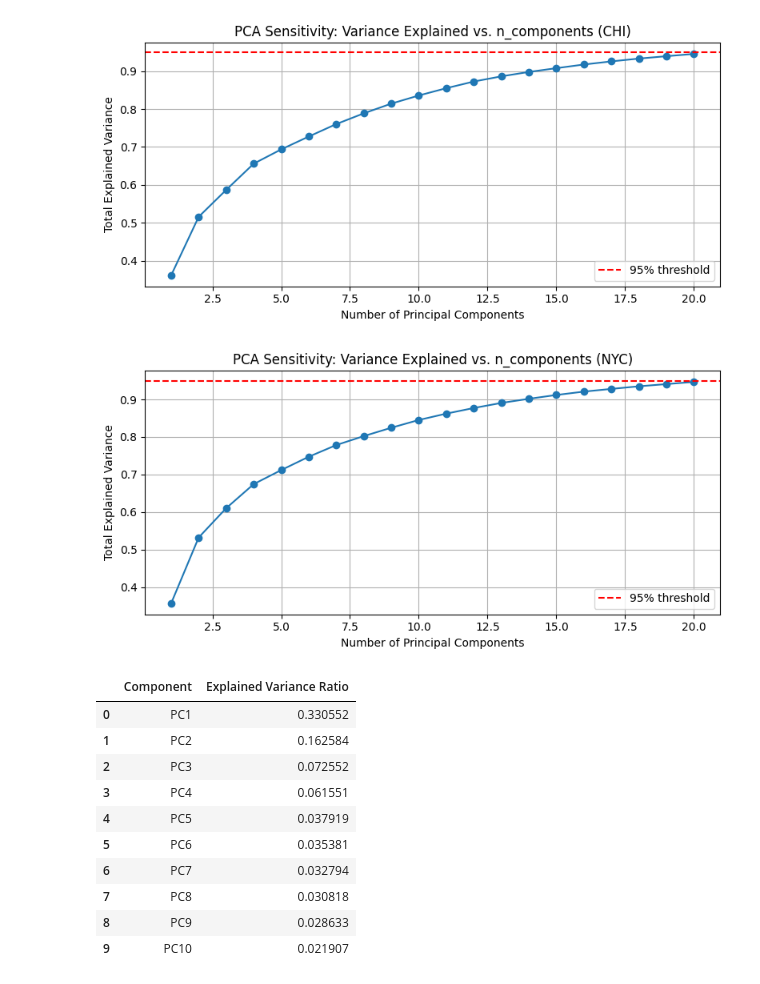
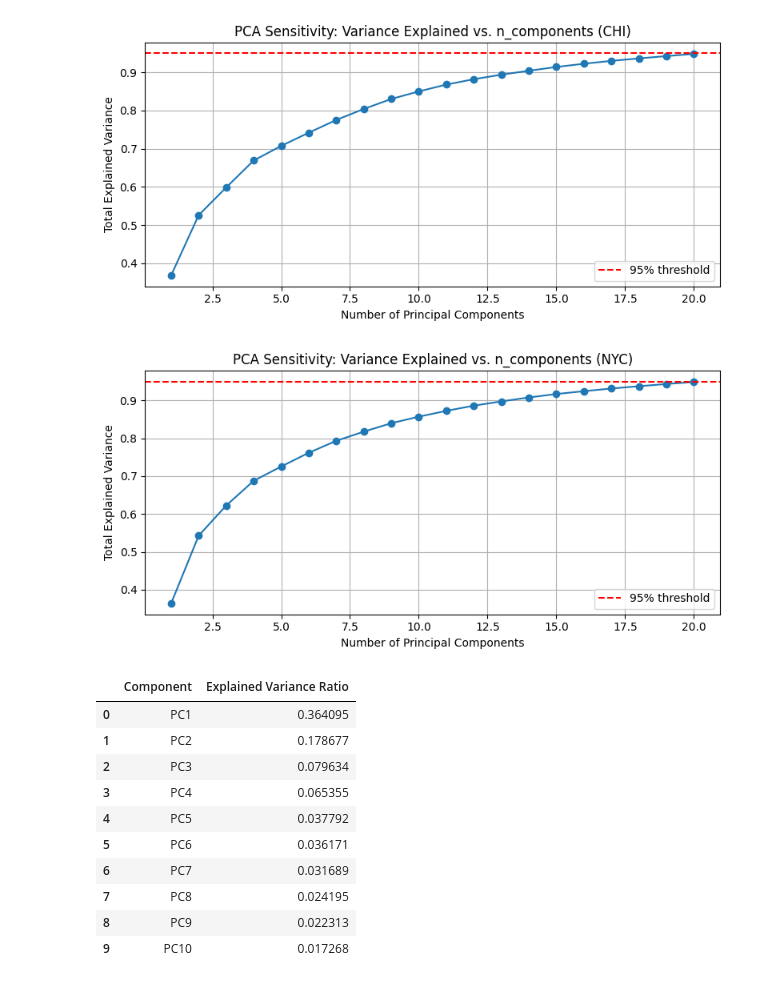
Before and after one commit to giarmama/Milestone_II_mgiarmarco_mcott_mgriffin, a Jupyter notebook: src/TruncatedSVD_PCA.ipynb, the cells around one changed output. Saved outputs shown, nothing was run; the diff lists cells and outputs as text; code cells hidden in the pictures.

```diff
--- a/src/TruncatedSVD_PCA.ipynb
+++ b/src/TruncatedSVD_PCA.ipynb
@@ -31,7 +31,7 @@ for state in states:
     mode_dummies = pd.get_dummies(df_state['mode'], prefix='mode', drop_first=True)
 
     # Select columns to scale
-    possible_binary_cols = ['is_weekend', 'is_holiday', 'is_holiday_adj', 'snow_any', 'snow_heavy']
+    possible_binary_cols = ['is_weekend', 'is_holiday', 'is_holiday_adjacent', 'snow_any', 'snow_heavy']
     binary_cols = [col for col in possible_binary_cols if col in df_state.columns]
     to_scale = [col for col in feature_cols if col not in binary_cols + ['mode']]
 
@@ -65,49 +65,49 @@ for state in states:
 
     # Full PCA
     pca = PCA(n_components=n_components, random_state=27)
     X_pca = pca.fit_transform(X_final)
 
 
 
     explained_var = pd.DataFrame({
         'Component': [f'PC{i+1}' for i in range(pca.n_components_)],
         'Explained Variance Ratio': pca.explained_variance_ratio_
     })
 
     loadings = pd.DataFrame(
         pca.components_.T,
         index=X_final.columns,
         columns=[f'PC{i+1}' for i in range(pca.n_components_)]
     )
 
     results[state] = {
         'X_pca': X_pca,
         'explained_var': explained_var,
         'loadings': loadings,
         'features': X_final,
         'sensitivity': explained_var_curve
     }
 
     # Export feature matrix
     X_final_comp = pd.concat([df_state[['date', 'mode', 'daily_ridership']], mode_dummies.reset_index(drop=True), scaled_df], axis=1)
     X_final_comp.to_csv(f"data/{state}_trunc.csv", index=False)
 # %% [output]
-[figure, old version]
+[figure, new version]
-[figure, old version]
+[figure, new version]
 # %%
 results['NYC']['explained_var'].head(10)
 # %% [output]
 |  | Component | Explained Variance Ratio |
-| 0 | PC1 | 0.330552 |
-| 1 | PC2 | 0.162584 |
-| 2 | PC3 | 0.072552 |
-| 3 | PC4 | 0.061551 |
-| 4 | PC5 | 0.037919 |
-| 5 | PC6 | 0.035381 |
-| 6 | PC7 | 0.032794 |
-| 7 | PC8 | 0.030818 |
-| 8 | PC9 | 0.028633 |
-| 9 | PC10 | 0.021907 |
+| 0 | PC1 | 0.364095 |
+| 1 | PC2 | 0.178677 |
+| 2 | PC3 | 0.079634 |
+| 3 | PC4 | 0.065355 |
+| 4 | PC5 | 0.037792 |
+| 5 | PC6 | 0.036171 |
+| 6 | PC7 | 0.031689 |
+| 7 | PC8 | 0.024195 |
+| 8 | PC9 | 0.022313 |
+| 9 | PC10 | 0.017268 |
 # %%
 results['CHI']['explained_var'].head(10)
 # %% [output]
```
Also changed, not shown: parts of 3 cells of this notebook.
